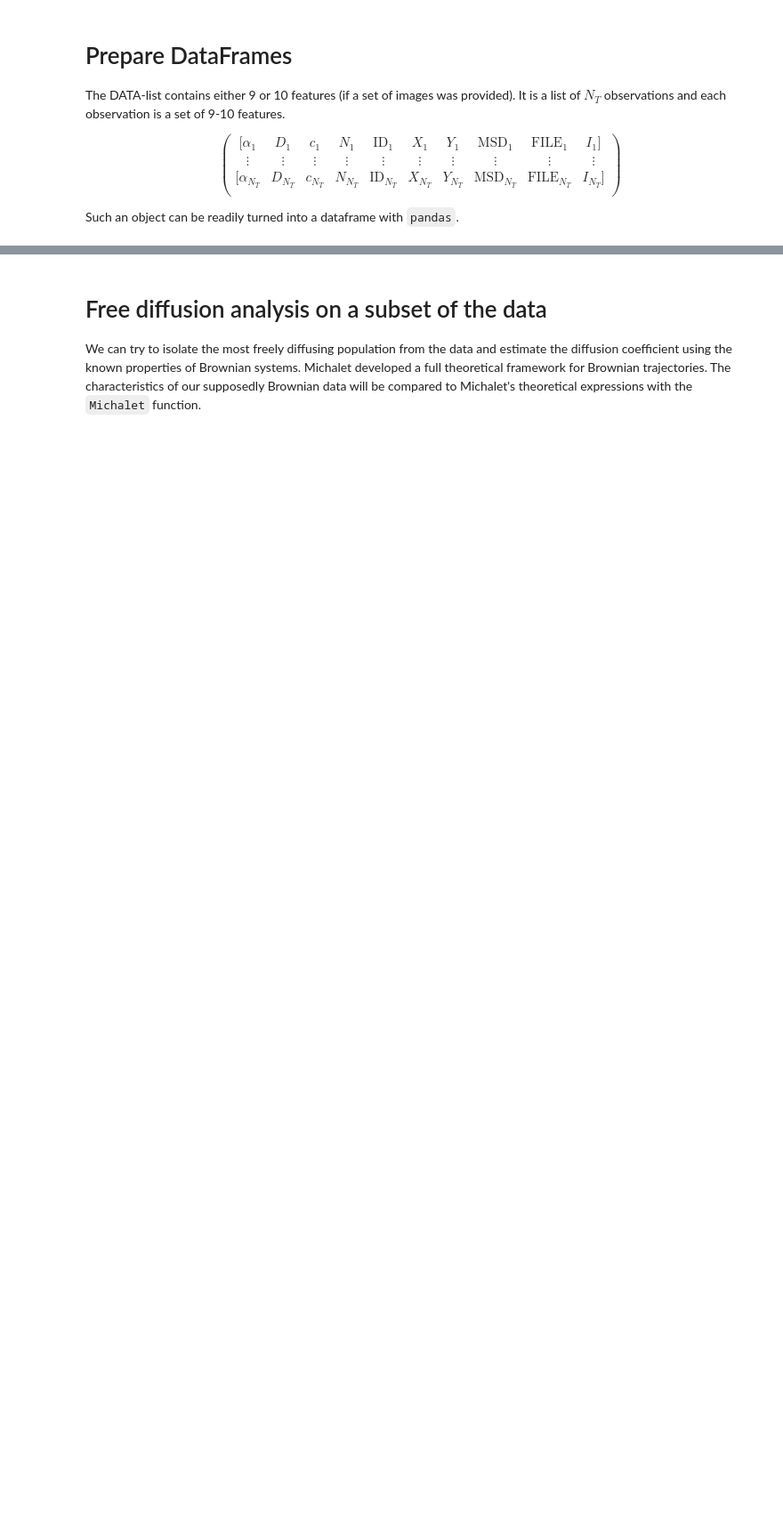
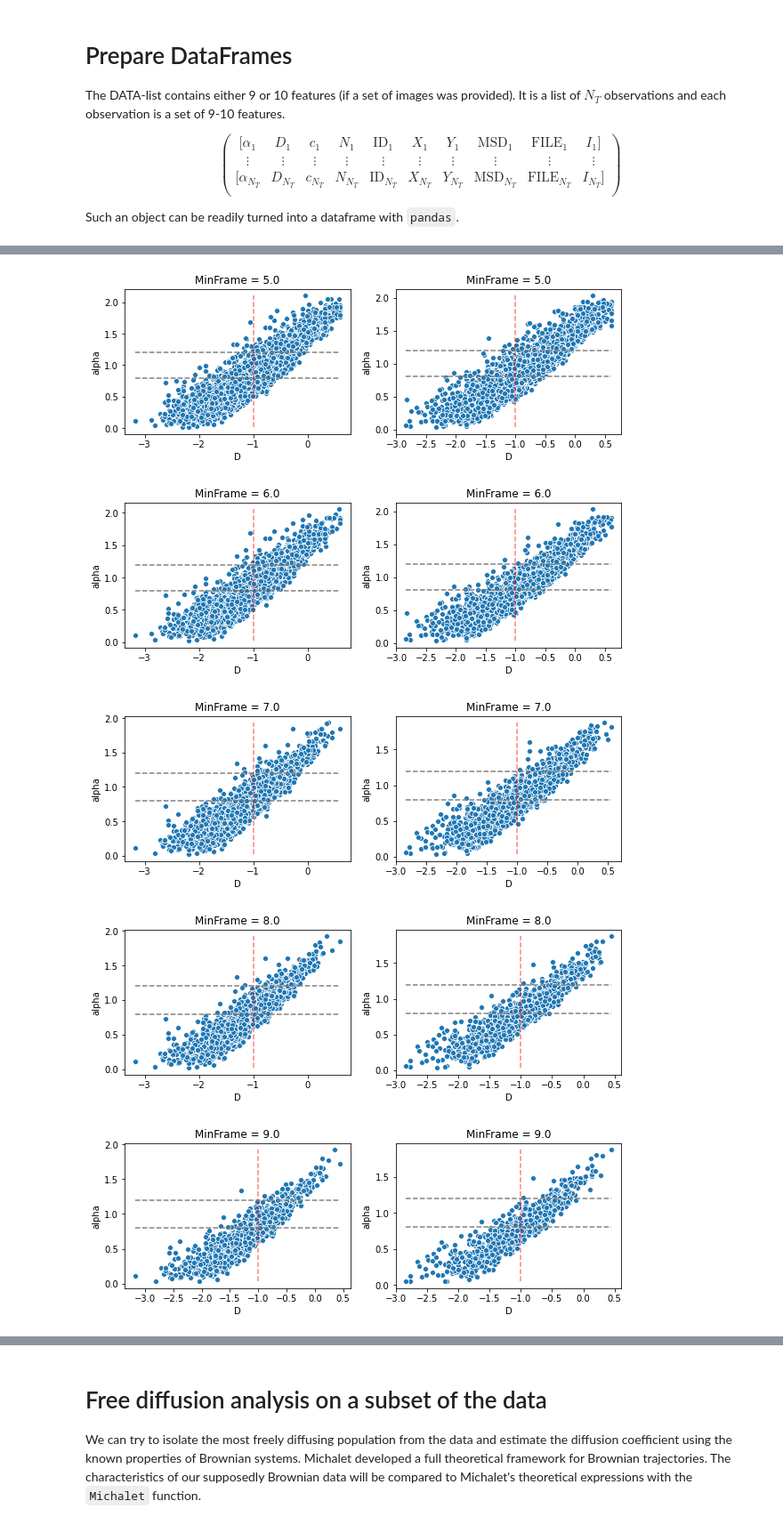
Before and after one commit to remy13127/Internship, a Jupyter notebook: DataFrame.ipynb, the cells around one changed output, grey strips where cells are left out. Shown at 89% size. Drawn from its saved outputs; the diff is of its cells as text; code cells hidden in the pictures; blank space fills up the shorter version.

```diff
--- a/DataFrame.ipynb
+++ b/DataFrame.ipynb
@@ -83,0 +130,26 @@ plt.show()
+# %%
+N = np.linspace(5,20,16)
+for n in N:
+    temp1 = samp1[(samp1['N']>n)]
+    temp2 = samp2[(samp2['N']>n)]
+    fig, ax = plt.subplots(1,2,figsize=(10,3))
+
+    sns.scatterplot(x='D',y='alpha',data=temp1,ax=ax[0])
+    ax[0].hlines(0.8,min(temp1['D']),max(temp1['D']),linestyles='dashed',colors='gray')
+    ax[0].hlines(1.2,min(temp1['D']),max(temp1['D']),linestyles='dashed',colors='gray')
+    ax[0].vlines(-1,min(temp1['alpha']),max(temp1['alpha']),linestyles='dashed',colors='red',alpha=0.5)
+    ax[0].set_title('MinFrame = '+str(n))
+
+    sns.scatterplot(x='D',y='alpha',data=temp2,ax=ax[1])
+    ax[1].hlines(0.8,min(temp2['D']),max(temp2['D']),linestyles='dashed',colors='gray')
+    ax[1].hlines(1.2,min(temp2['D']),max(temp2['D']),linestyles='dashed',colors='gray')
+    ax[1].vlines(-1,min(temp2['alpha']),max(temp2['alpha']),linestyles='dashed',colors='red',alpha=0.5)
+    ax[1].set_title('MinFrame = '+str(n))
+
+    plt.show()
+# %% [output]
+[figure, added]
+[figure, added]
+[figure, added]
+[figure, added]
+[figure, added]
```
Also changed, not shown: parts of 12 cells of this notebook.
